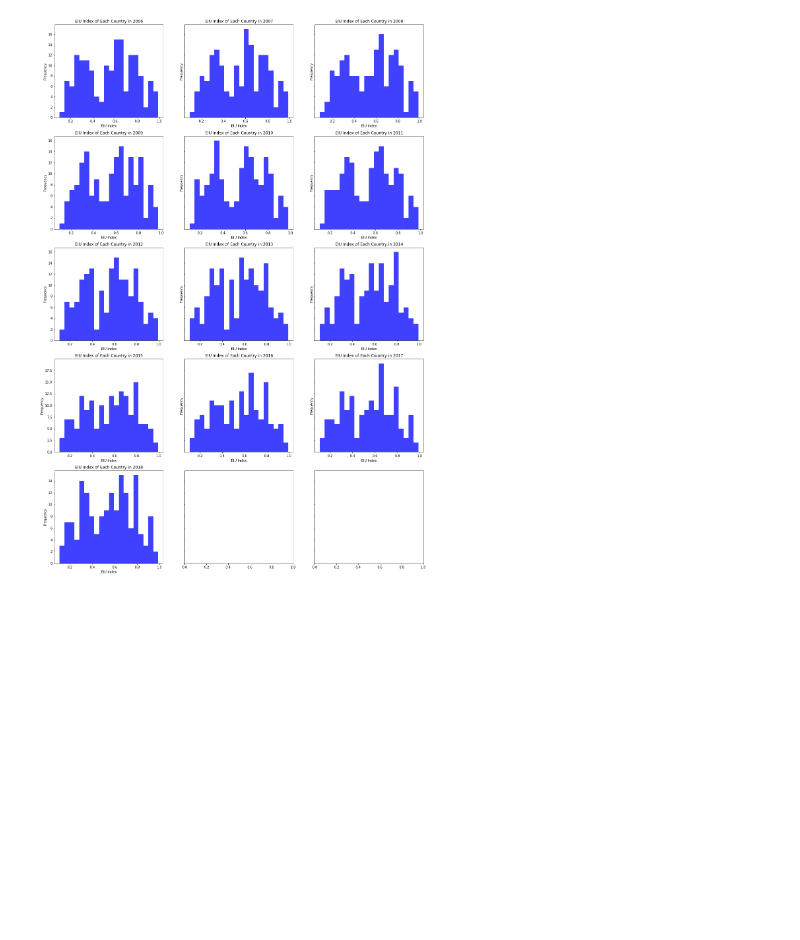
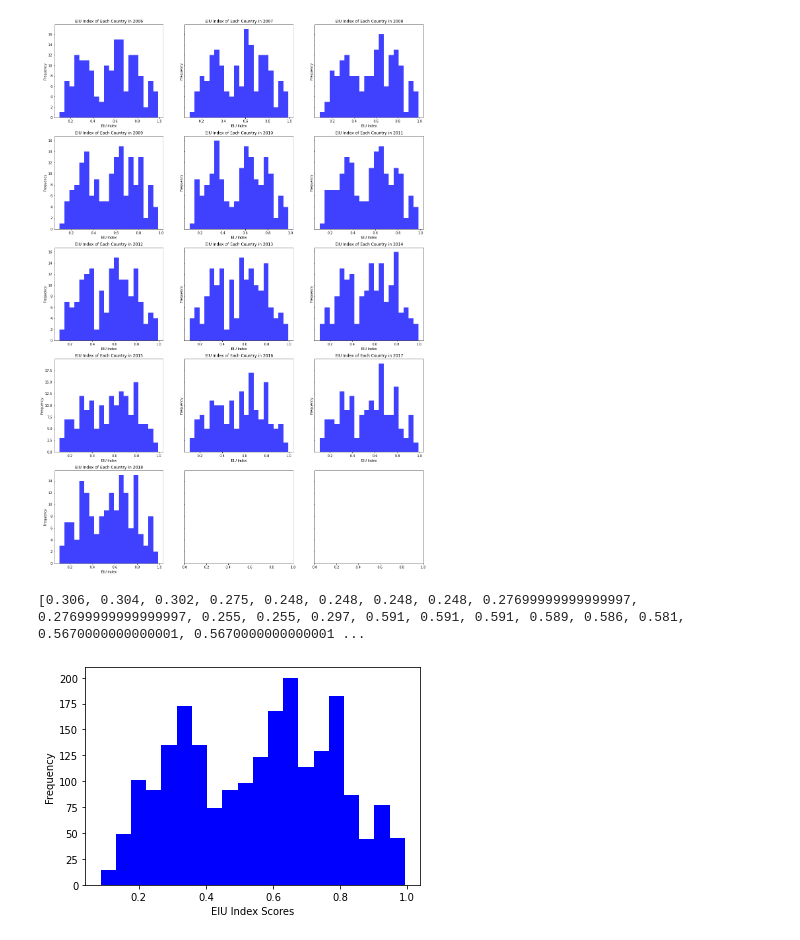
Before and after one commit to olincollege/midterm-project-Erhardt4, a Jupyter notebook: GapMinder_Data.ipynb, the cells around one changed output. Drawn from its saved outputs; the diff is of its cells as text; code cells hidden in the pictures; blank space fills up the shorter version.

```diff
--- a/GapMinder_Data.ipynb
+++ b/GapMinder_Data.ipynb
@@ -99,3 +102,8 @@ gapMinderDataManipulation.plotRateChosenCountries(randomList)
 gapMinderDataManipulation.plotHistogramAllYears()
 # %% [output]
 [figure]
+# %%
+gapMinderDataManipulation.plotHistogramAllData()
+# %% [output]
+[0.306, 0.304, 0.302, 0.275, 0.248, 0.248, 0.248, 0.248, 0.27699999999999997, 0.27699999999999997, 0.255, 0.255, 0.297, 0.591, 0.591, 0.591, 0.589, 0.586, 0.581, 0.5670000000000001, 0.5670000000000001 ...
+[figure, added]
```
Also changed, not shown: parts of 2 cells of this notebook, 1 other file.
